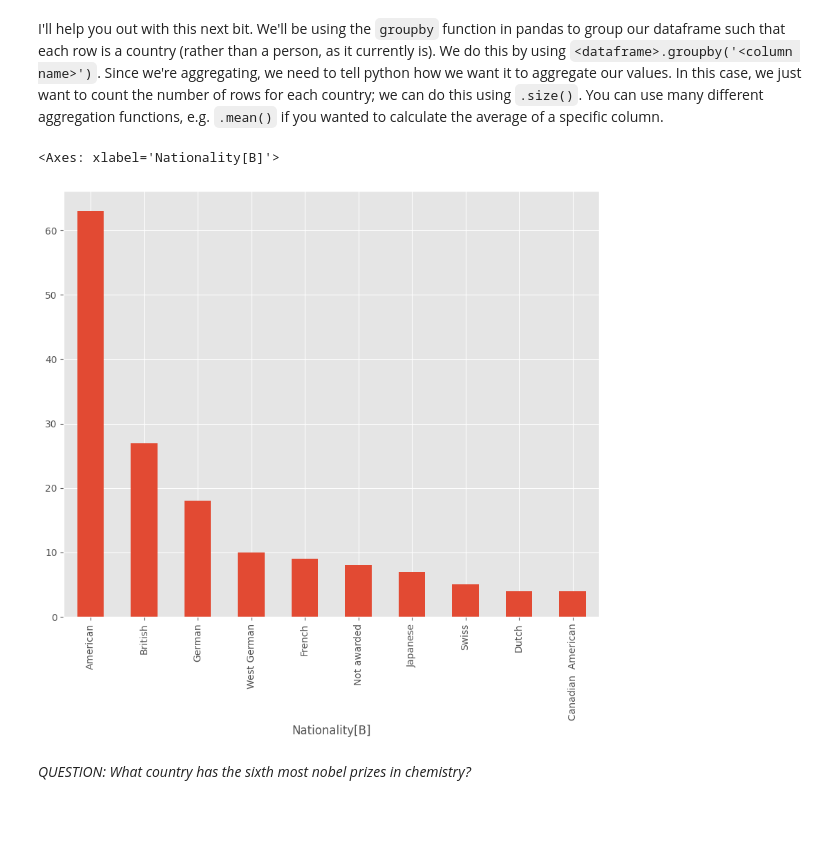
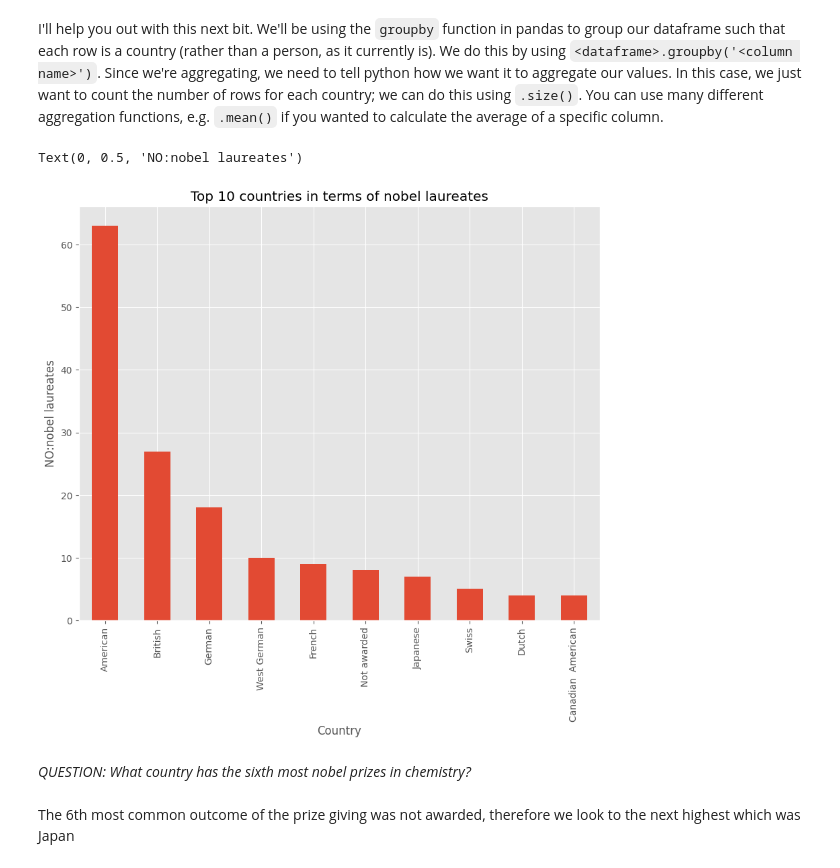
Before and after one commit to AlexCulkin/QM2, a Jupyter notebook: notebooks/W02. Pandas.ipynb, the cells around one changed output. Cells and saved outputs as stored; diff of their text form; code cells hidden in the pictures; blank space fills up the shorter version.

```diff
--- a/notebooks/W02. Pandas.ipynb
+++ b/notebooks/W02. Pandas.ipynb
@@ -478,16 +475,19 @@ chem.head()
 I'll help you out with this next bit. We'll be using the `groupby` function in pandas to group our dataframe such that each row is a country (rather than a person, as it currently is). We do this by using `<dataframe>.groupby('<column name>')`. Since we're aggregating, we need to tell python how we want it to aggregate our values. In this case, we just want to count the number of rows for each country; we can do this using `.size()`. You can use many different aggregation functions, e.g. `.mean()` if you wanted to calculate the average of a specific column.
 # %%
 # create a new dataframe called 'country' in which each row is a country, and the values represent the number of nobel laureates.
-clean = chem[['Nationality[B]']]
-clean = clean.replace('-', 'NaN', regex=True).astype('string')
 country = chem.groupby('Nationality[B]').size()
 # now sort it in descending order
 country = country.sort_values(ascending=False)
 country.head(10)
 # finally, plot the top 10 countries
 country.head(10).plot(kind='bar')
+plt.title('Top 10 countries in terms of nobel laureates')
+plt.xlabel('Country')
+plt.ylabel('NO:nobel laureates')
 # %% [output]
-<Axes: xlabel='Nationality[B]'>
+Text(0, 0.5, 'NO:nobel laureates')
-[figure, old version]
+[figure, new version]
 # %% [markdown]
 *QUESTION: What country has the sixth most nobel prizes in chemistry?*
+# %% [markdown]
+The 6th most common outcome of the prize giving was not awarded, therefore we look to the next highest which was Japan
```
Also changed, not shown: parts of 5 cells of this notebook.
